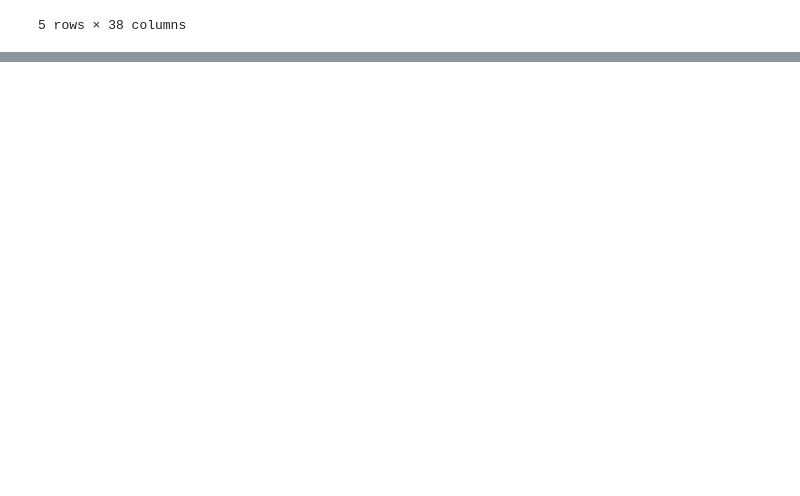
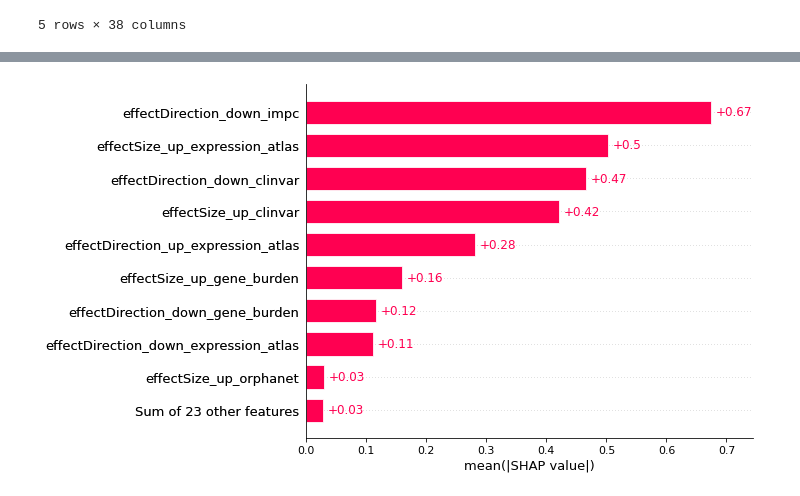
Before and after one commit to ireneisdoomed/platform-direction-effect-prediction, a Jupyter notebook: notebooks/feature_factory.ipynb, the cells around one changed output, grey strips where cells are left out. Cells and saved outputs as stored; diff of their text form; code cells hidden in the pictures; blank space fills up the shorter version.

```diff
--- a/notebooks/feature_factory.ipynb
+++ b/notebooks/feature_factory.ipynb
@@ -62,0 +300,4 @@ pdf_wide.head()
+# %%
+clf = xgb.XGBClassifier()
+clf.fit(X_train.values, y_train)
+pred = clf.predict(X_test.values)
@@ -62,0 +333,3 @@ pdf_wide.head()
+# %%
+explainer = shap.TreeExplainer(clf)
+shap_values = explainer(X)
@@ -62,0 +340,4 @@ pdf_wide.head()
+# %%
+shap.plots.bar(shap_values)
+# %% [output]
+[figure, added]
```
Also changed, not shown: parts of 24 cells of this notebook, 2 other files.
